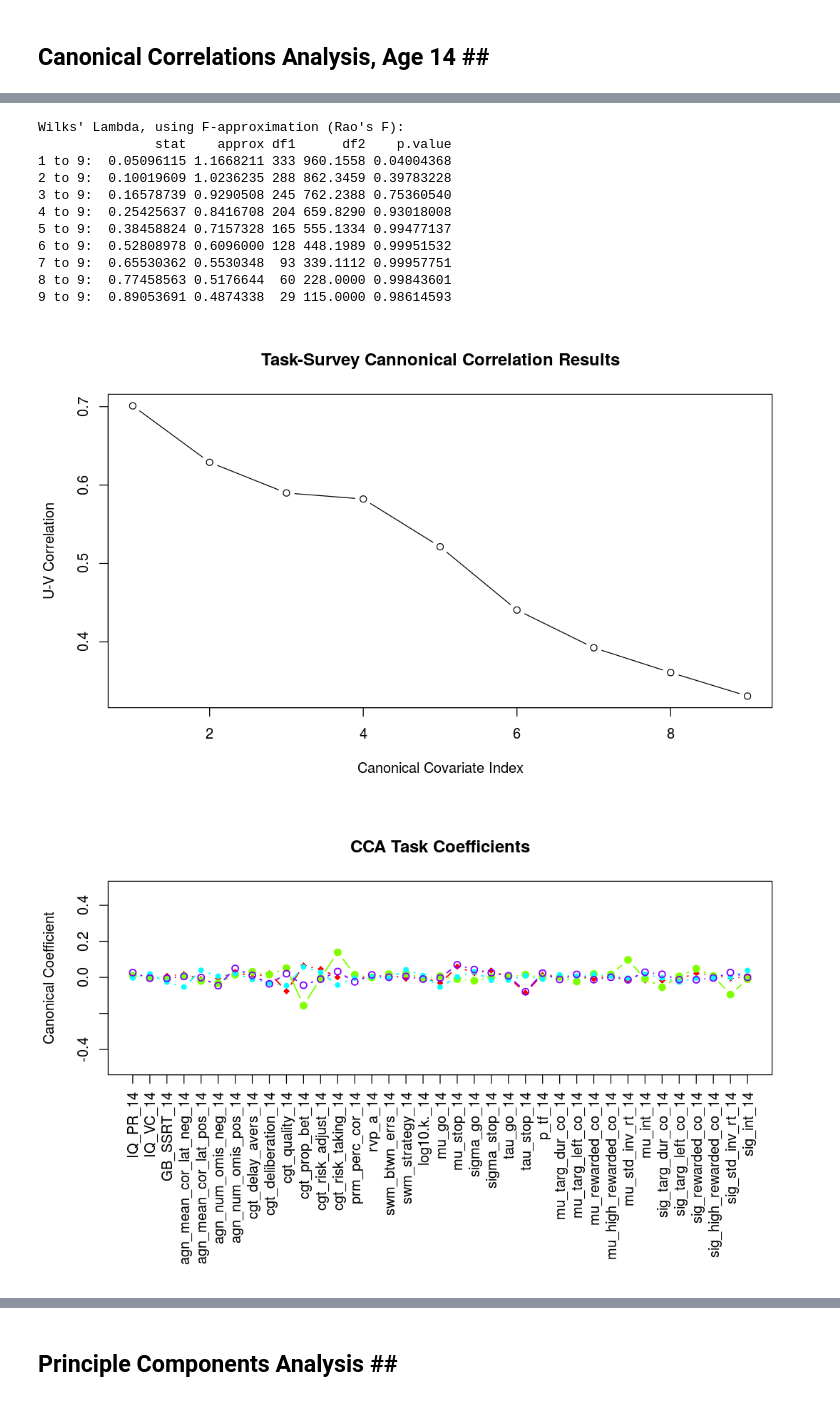
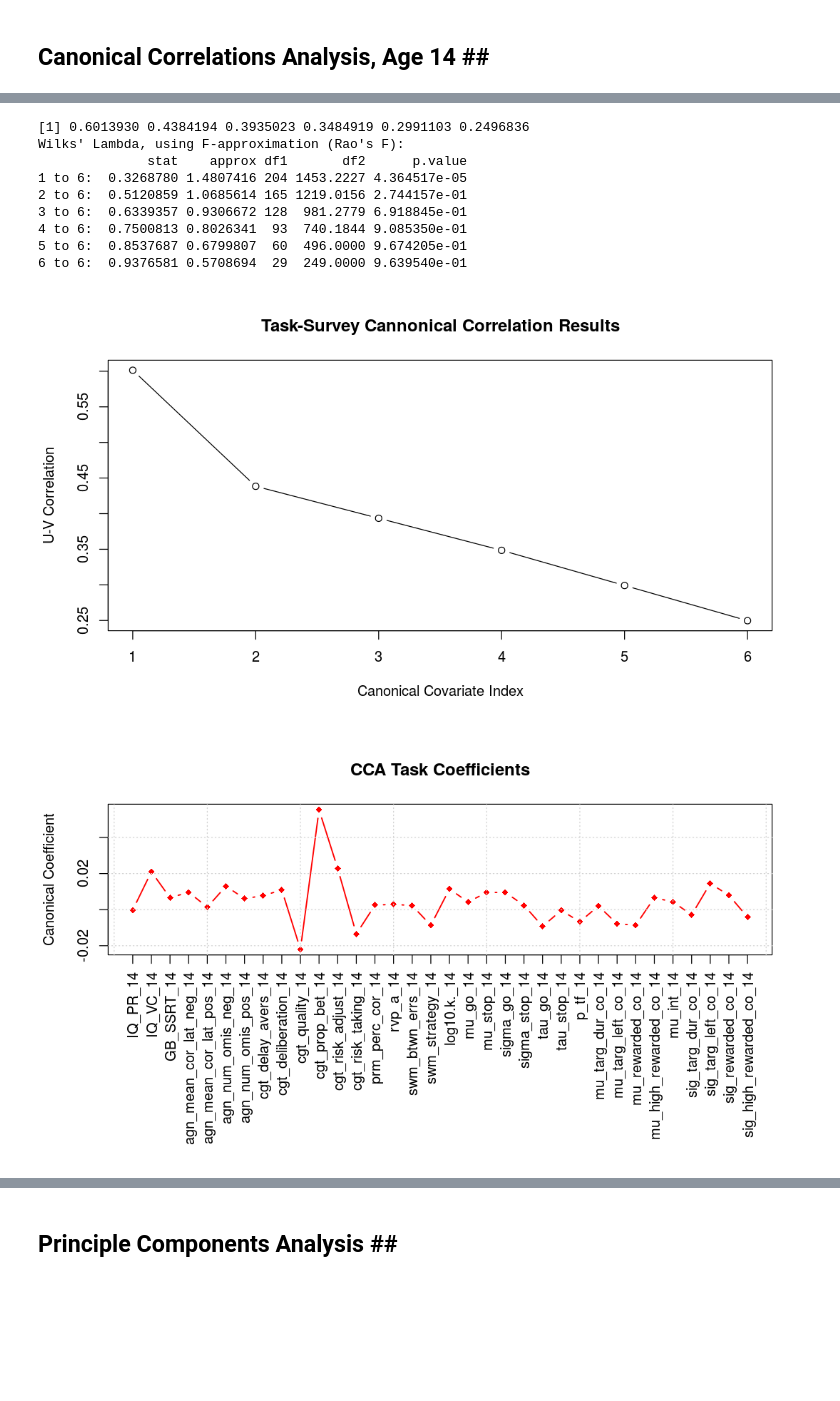
Before and after one commit to DanielNScott/imagen, a Jupyter notebook: analysis_nb.ipynb, the cells around one changed output, grey strips where cells are left out. Saved outputs shown, nothing was run; the diff lists cells and outputs as text; code cells hidden in the pictures; blank space fills up the shorter version.

```diff
--- a/analysis_nb.ipynb
+++ b/analysis_nb.ipynb
@@ -213,0 +388,2 @@ Warning message:
+# %%
+raw_df <- remove_outliers(raw_df, features_14_task , 4)
@@ -214,3 +408,12 @@ Warning message:
+# %%
+# Need to be more pro-active with these params since they have horrible tails
+# as a function of their being inverses
+inv_feat_list <- c('sig_int_14', 'sig_std_inv_rt_14', 'mu_std_inv_rt_14')
+#raw_df <- remove_outliers(raw_df, inv_feat_list, 3)
+raw_df <- raw_df[, !names(raw_df) %in% inv_feat_list ]
+
+features_14_task <- setdiff(features_14_task, inv_feat_list)
+n_feat_task      <- length(features_14_task)
 # %% [markdown]
 ## Mean Shift and Normalize  <a class="anchor" id="mean shift and normalize"></a> ##
 # %%
@@ -220,8 +423,8 @@ for (i in 1:n_feat_task){
     raw_df[feature] <- raw_df[feature] / apply(raw_df[feature], 2, sd, na.rm=TRUE)
 }
 
-raw_df['age_14'] <- raw_df['age_14'] - colMeans(raw_df['age_14'], na.rm=TRUE)
-raw_df['age_14'] <- raw_df['age_14'] / apply(raw_df['age_14'], 2, sd, na.rm=TRUE)
+#raw_df['age_14'] <- raw_df['age_14'] - colMeans(raw_df['age_14'], na.rm=TRUE)
+#raw_df['age_14'] <- raw_df['age_14'] / apply(raw_df['age_14'], 2, sd, na.rm=TRUE)
 
-raw_df['age_18'] <- raw_df['age_18'] - colMeans(raw_df['age_18'], na.rm=TRUE)
-raw_df['age_18'] <- raw_df['age_18'] / apply(raw_df['age_18'], 2, sd, na.rm=TRUE)
+#raw_df['age_18'] <- raw_df['age_18'] - colMeans(raw_df['age_18'], na.rm=TRUE)
+#raw_df['age_18'] <- raw_df['age_18'] / apply(raw_df['age_18'], 2, sd, na.rm=TRUE)
@@ -449,8 +697,11 @@ analyze_cca <- function(dset1, dset2){
     nxcoef  <- length(cca_res$xcoef[,1])
     nycoef  <- length(cca_res$ycoef[,1])
 
+    # Set plot options
+    options(repr.plot.width=9, repr.plot.height=5)
+
     # U-V Correlation Plot:
-    options(repr.plot.width=9, repr.plot.height=4)
+    print(cca_res$cor)
     plot(cca_res$cor,type="b", main='Task-Survey Cannonical Correlation Results',
          xlab='Canonical Covariate Index', ylab='U-V Correlation')
 
@@ -460,17 +711,16 @@ analyze_cca <- function(dset1, dset2){
     n_task_vars   <- dim(dset1)[2]
     n_survey_vars <- dim(dset2)[2]
 
-    p.asym(rho = cca_res$cor, n_obs, n_task_vars, n_survey_vars, tstat = "Wilks")
+    ps <- p.asym(rho = cca_res$cor, n_obs, n_task_vars, n_survey_vars, tstat = "Wilks")
+    nlines <- sum(ps$p.value < 0.05)
 
     # U Coefficients Plot:
-    nlines = 4
     plotchar <- seq(18,18+nlines,1)
 
     xrange <- range(1:length(dset1_names))
-    yrange <- range(cca_res$xcoef)
+    yrange <- range(cca_res$xcoef[,1:nlines])
 
     op <- par(mar=c(12.1, 4.1, 4.1, 2.1))
-    options(repr.plot.width=9, repr.plot.height=5.5)
 
     plot(xrange, yrange, type="n", xlab="", ylab="Canonical Coefficient", xaxt="n")
 
@@ -487,14 +737,14 @@ analyze_cca <- function(dset1, dset2){
     # add a legend
     legend(1, 50, 1:nlines, cex=0.8, col=colors, lty=linetype)
     axis(1, labels=dset1_names, at=1:length(dset1_names), las=2)
+    grid()
 
 
     ## V Coefficients Plot:
-    nlines = 4
     plotchar <- seq(18,18+nlines,1)
 
     xrange <- range(1:length(dset2_names))
-    yrange <- range(cca_res$ycoef)
+    yrange <- range(cca_res$ycoef[,1:nlines])
 
     op <- par(mar=c(10.1, 4.1, 4.1, 2.1))
     plot(xrange, yrange, type="n", xlab="", ylab="Canonical Coefficient", xaxt="n")
@@ -509,9 +759,10 @@ analyze_cca <- function(dset1, dset2){
     # add a legend
     legend(xrange[1], yrange[2], 1:nlines, cex=0.8, col=colors, lty=linetype)
     axis(1, labels=dset2_names, at=1:nycoef, las=2)
+    grid()
 }
 # %%
-analyze_cca(data_14_task.imputed, data_14_survey.imputed)
+analyze_cca(data_14_task.imputed, data_14_survey.imputed[setdiff(colnames(data_14_survey.imputed),'age_14')])
 # %% [output]
 Loading required package: fda
 Loading required package: Matrix
@@ -529,17 +780,15 @@ Loading required package: grid
 
 The following object is masked from ‘package:mice’:
 
     cc
+[1] 0.6013930 0.4384194 0.3935023 0.3484919 0.2991103 0.2496836
 Wilks' Lambda, using F-approximation (Rao's F):
-               stat    approx df1      df2    p.value
-1 to 9:  0.05096115 1.1668211 333 960.1558 0.04004368
-2 to 9:  0.10019609 1.0236235 288 862.3459 0.39783228
-3 to 9:  0.16578739 0.9290508 245 762.2388 0.75360540
-4 to 9:  0.25425637 0.8416708 204 659.8290 0.93018008
-5 to 9:  0.38458824 0.7157328 165 555.1334 0.99477137
-6 to 9:  0.52808978 0.6096000 128 448.1989 0.99951532
-7 to 9:  0.65530362 0.5530348  93 339.1112 0.99957751
-8 to 9:  0.77458563 0.5176644  60 228.0000 0.99843601
-9 to 9:  0.89053691 0.4874338  29 115.0000 0.98614593
+              stat    approx df1       df2      p.value
+1 to 6:  0.3268780 1.4807416 204 1453.2227 4.364517e-05
+2 to 6:  0.5120859 1.0685614 165 1219.0156 2.744157e-01
+3 to 6:  0.6339357 0.9306672 128  981.2779 6.918845e-01
+4 to 6:  0.7500813 0.8026341  93  740.1844 9.085350e-01
+5 to 6:  0.8537687 0.6799807  60  496.0000 9.674205e-01
+6 to 6:  0.9376581 0.5708694  29  249.0000 9.639540e-01
-[figure, old version]
+[figure, new version]
-[figure, old version]
+[figure, new version]
```
Also changed, not shown: parts of 47 cells of this notebook, 1 other file.
